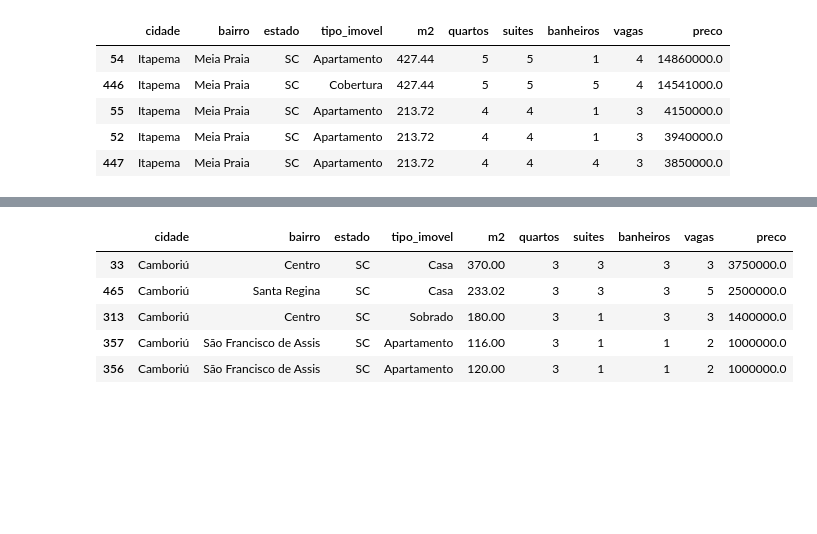
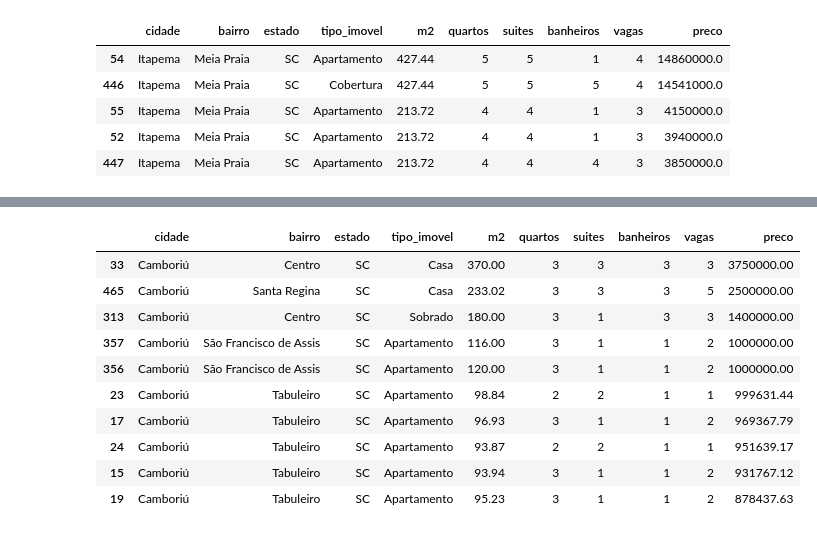
Before and after one commit to michellssgui22/PROJETOS_ESTUDO_DATASCIENCE, a Jupyter notebook: Imobiliario-BC-Regiao/imobiliario_analise.ipynb, the cells around one changed output, grey strips where cells are left out. Saved outputs shown, nothing was run; the diff lists cells and outputs as text; code cells hidden in the pictures; blank space fills up the shorter version.

```diff
--- a/Imobiliario-BC-Regiao/imobiliario_analise.ipynb
+++ b/Imobiliario-BC-Regiao/imobiliario_analise.ipynb
@@ -209,13 +219,18 @@ df_itajai
 # %%
-df_camboriu = df.loc[df['cidade'] == ' Camboriú '].sort_values(by=['preco'], ascending=False).head(5)
+df_camboriu = df.loc[df['cidade'] == ' Camboriú '].sort_values(by=['preco'], ascending=False).head(10)
 df_camboriu
 # %% [output]
 |  | cidade | bairro | estado | tipo_imovel | m2 | quartos | suites | banheiros | vagas | preco |
-| 33 | Camboriú | Centro | SC | Casa | 370.00 | 3 | 3 | 3 | 3 | 3750000.0 |
-| 465 | Camboriú | Santa Regina | SC | Casa | 233.02 | 3 | 3 | 3 | 5 | 2500000.0 |
-| 313 | Camboriú | Centro | SC | Sobrado | 180.00 | 3 | 1 | 3 | 3 | 1400000.0 |
-| 357 | Camboriú | São Francisco de Assis | SC | Apartamento | 116.00 | 3 | 1 | 1 | 2 | 1000000.0 |
-| 356 | Camboriú | São Francisco de Assis | SC | Apartamento | 120.00 | 3 | 1 | 1 | 2 | 1000000.0 |
+| 33 | Camboriú | Centro | SC | Casa | 370.00 | 3 | 3 | 3 | 3 | 3750000.00 |
+| 465 | Camboriú | Santa Regina | SC | Casa | 233.02 | 3 | 3 | 3 | 5 | 2500000.00 |
+| 313 | Camboriú | Centro | SC | Sobrado | 180.00 | 3 | 1 | 3 | 3 | 1400000.00 |
+| 357 | Camboriú | São Francisco de Assis | SC | Apartamento | 116.00 | 3 | 1 | 1 | 2 | 1000000.00 |
+| 356 | Camboriú | São Francisco de Assis | SC | Apartamento | 120.00 | 3 | 1 | 1 | 2 | 1000000.00 |
+| 23 | Camboriú | Tabuleiro | SC | Apartamento | 98.84 | 2 | 2 | 1 | 1 | 999631.44 |
+| 17 | Camboriú | Tabuleiro | SC | Apartamento | 96.93 | 3 | 1 | 1 | 2 | 969367.79 |
+| 24 | Camboriú | Tabuleiro | SC | Apartamento | 93.87 | 2 | 2 | 1 | 1 | 951639.17 |
+| 15 | Camboriú | Tabuleiro | SC | Apartamento | 93.94 | 3 | 1 | 1 | 2 | 931767.12 |
+| 19 | Camboriú | Tabuleiro | SC | Apartamento | 95.23 | 3 | 1 | 1 | 2 | 878437.63 |
 # %%
 df_top = pd.concat([df_itapema, df_bc, df_itajai, df_camboriu], axis=0, join='inner')
 # %%
```
Also changed, not shown: parts of 6 cells of this notebook.
